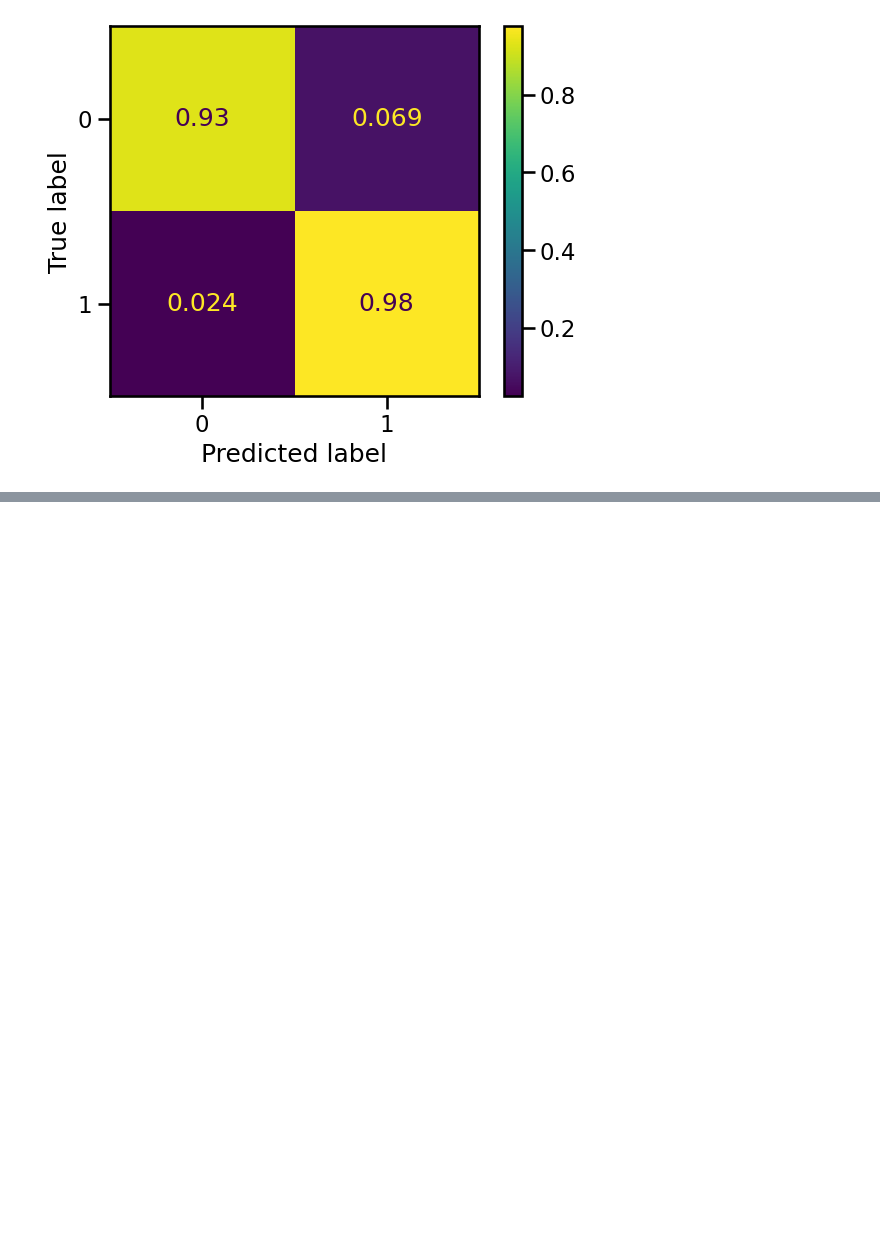
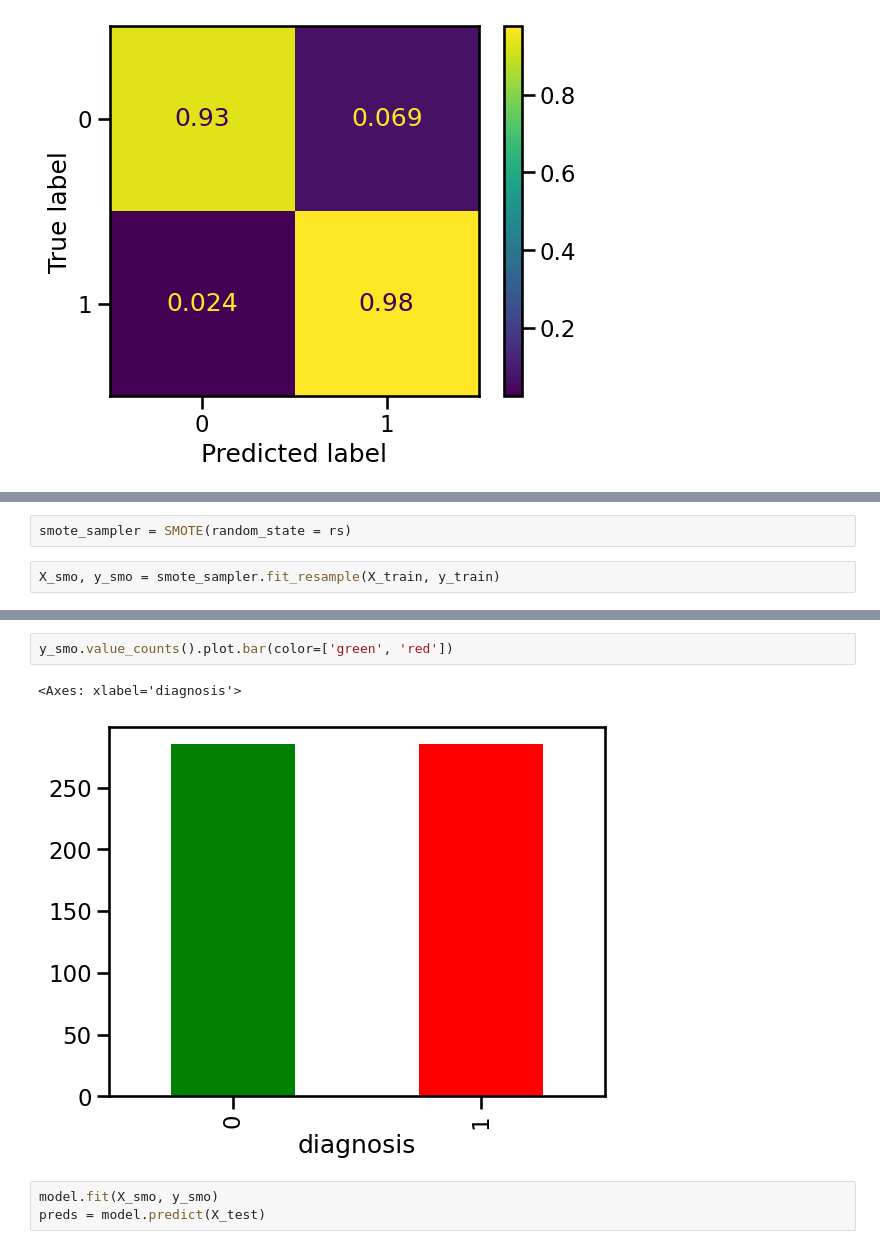
Before and after one commit to MahdiHaroun/Cancer_Classification_Model, a Jupyter notebook: Logestic/Model.ipynb, the cells around one changed output, grey strips where cells are left out. Saved outputs shown, nothing was run; the diff lists cells and outputs as text; blank space fills up the shorter version.

Commit message:
implement logistic regression model with balancing

```diff
--- a/Logestic/Model.ipynb
+++ b/Logestic/Model.ipynb
@@ -159,0 +162,4 @@ plt.show()
+# %%
+smote_sampler = SMOTE(random_state = rs)
+# %%
+X_smo, y_smo = smote_sampler.fit_resample(X_train, y_train)
@@ -159,0 +181,8 @@ plt.show()
+# %%
+y_smo.value_counts().plot.bar(color=['green', 'red'])
+# %% [output]
+<Axes: xlabel='diagnosis'>
+[figure, added]
+# %%
+model.fit(X_smo, y_smo)
+preds = model.predict(X_test)
```
Also changed, not shown: parts of 8 cells of this notebook.
